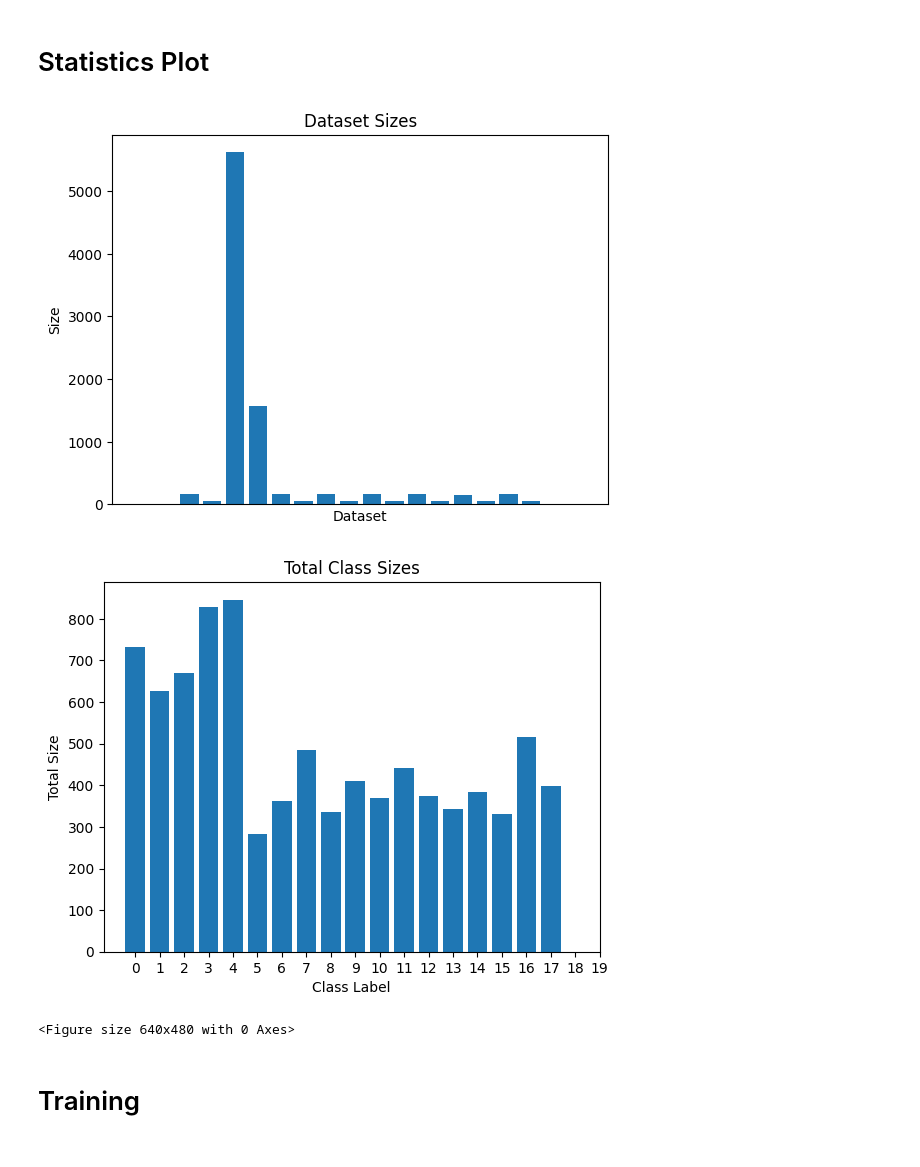
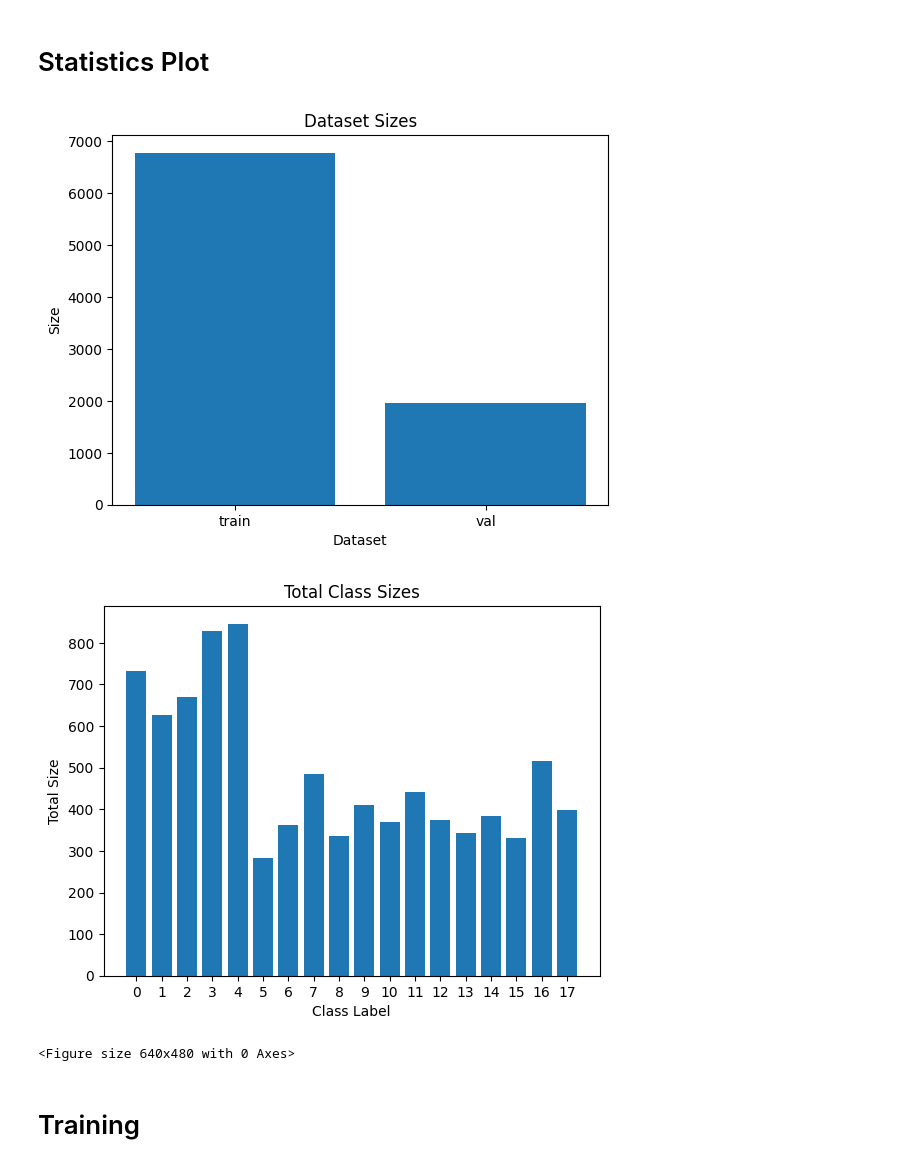
Before and after one commit to Jandresol/neuro140_2, a Jupyter notebook: assignment2.ipynb, the cells around one changed output. Cells and saved outputs as stored; diff of their text form; code cells hidden in the pictures.

```diff
--- a/assignment2.ipynb
+++ b/assignment2.ipynb
@@ -9,11 +10,12 @@
 # %% [markdown]
 # Configuration
 # %%
+
 #Config.py
 
 
 # TRAINING SETTINGS
-NUM_EPOCHS = 3
+NUM_EPOCHS = 5
 
 
 # LEARNING RATE SETTINGS
@@ -28,7 +30,7 @@ DATA_DIR = '/content/biased_cars_1' # to run with the sample dataset, just set t
 
 
 # DATALOADER PROPERTIES
-BATCH_SIZE = 10
+BATCH_SIZE = 64
 
 
 # GPU SETTINGS
@@ -37,6 +39,6 @@ GPU_MODE = 0 # set to 1 if want to run on gpu.
 
 
 # SETTINGS FOR DISPLAYING ON TENSORBOARD
-USE_TENSORBOARD = 1 #if you want to use tensorboard set this to 1.
+USE_TENSORBOARD = 0 #if you want to use tensorboard set this to 1.
 TENSORBOARD_SERVER = "YOUR TENSORBOARD SERVER ADDRESS HERE" # If you set.
 EXP_NAME = "fine_tuning_experiment" # if using tensorboard, enter name of experiment you want it to be displayed as.
@@ -84,8 +65,8 @@ def is_valid_image_file(filename):
 
 
 entries = os.listdir(DATA_DIR)
-directories = [entry for entry in entries if os.path.isdir(os.path.join(DATA_DIR, entry))]
+subdirectories = [entry for entry in entries if entry != ".ipynb_checkpoints" and os.path.isdir(os.path.join(DATA_DIR, entry))]
 pickle_file_path = '/content/5793795'
-
+print(subdirectories)
 with open(pickle_file_path, 'rb') as file:
     data = pickle.load(file)
@@ -242,11 +227,9 @@ data_transforms = {
 # ADDED: custom torch Datasets for train and val
 ##################
 dsets = {}
+for split in ['train', 'val']:
+    dsets[split] = CarDataset(DATA_DIR, split, data, data_transforms[split])
 
-for directory in directories:
-    for split in ['train', 'val']:
-        split_path = os.path.join(DATA_DIR, directory, split, 'images')
-        dsets[f'{directory}_{split}'] = CarDataset(split_path, data, data_transforms[split])
 
 
 
@@ -288,15 +271,18 @@ for directory in directories:
 # for split in ['train', 'val']:
 #    dsets[split] = datxasets.ImageFolder(os.path.join(DATA_DIR, split), data_transforms[split])
 
+total_class_counts = {}
 
-dset_sizes = {key: len(dsets[key]) for key in dsets.keys()}
+dset_sizes = {split: len(dsets[split]) for split in ['train', 'val']}
+print(dset_sizes)
+# Define the dataloaders, using our dataset instances for train and val
+dset_loaders = {}
+for split in ['train', 'val']:
+    dset_loaders[split] = torch.utils.data.DataLoader(dsets[split], batch_size=BATCH_SIZE, shuffle=True, num_workers=8)
 
 
 # Define the dataloaders, using our dataset instances for train and val
 
-total_class_counts = {}
-
-dset_loaders = {}
 
 for key, dataset in dsets.items():
     dataset_size = len(dataset)
@@ -313,30 +301,30 @@ for key, dataset in dsets.items():
 # %% [markdown]
 # Statistics Plot
 # %%
-# Plot dataset size
+# Plot dataset size for data and validation
 dset_sizes = [len(dataset) for dataset in dsets.values()]
 plt.bar(list(dsets.keys()), dset_sizes)
 plt.xlabel('Dataset')
 plt.ylabel('Size')
 plt.title('Dataset Sizes')
-plt.xticks([])
+plt.xticks(list(dsets.keys()))
 plt.show()
 
 # Plot total class size
 total_class_sizes = list(total_class_counts.values())
 class_labels = list(total_class_counts.keys())
 plt.bar(class_labels, total_class_sizes)
 plt.xlabel('Class Label')
 plt.ylabel('Total Size')
 plt.title('Total Class Sizes')
-plt.xticks(range(len(dsets)))
+plt.xticks(range(18))
 
 plt.show()
 
 fig = plt.figure()
 # %% [output]
-[figure, old version]
+[figure, new version]
-[figure, old version]
+[figure, new version]
 <Figure size 640x480 with 0 Axes>
 # %% [markdown]
 # Training
```
Also changed, not shown: parts of 8 cells of this notebook.
